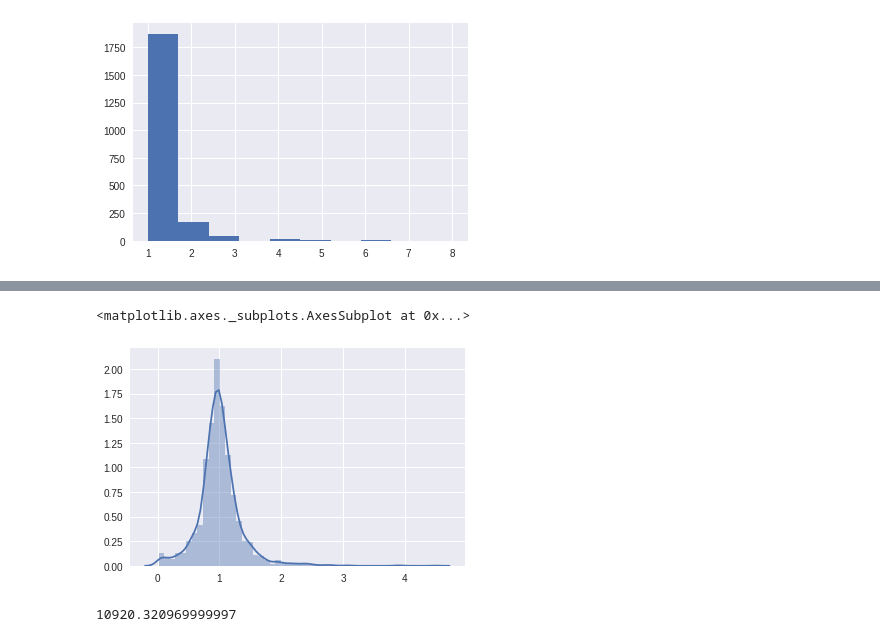
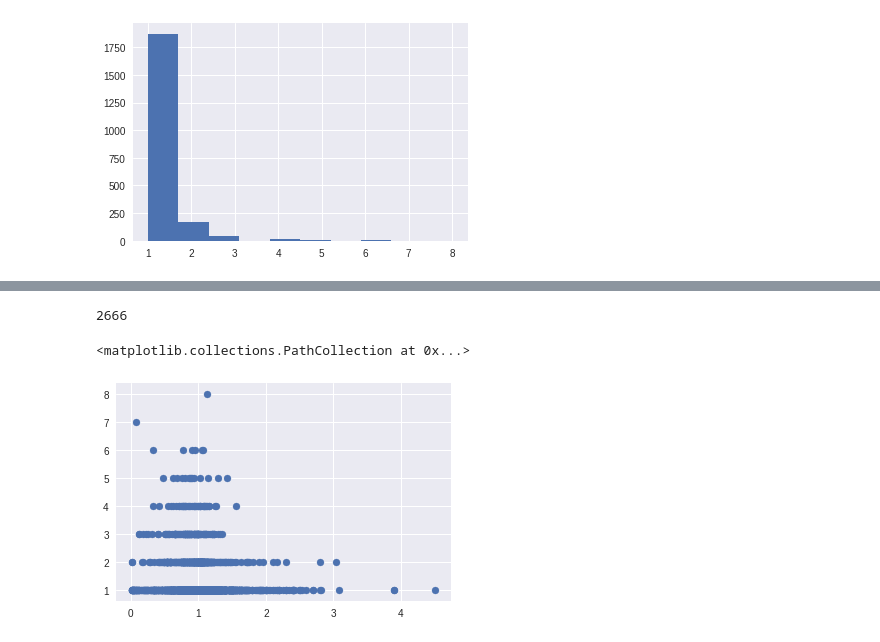
Before and after one commit to saint-germain/population_synthesis, a Jupyter notebook: tools/exoplanets.ipynb, the cells around one changed output, grey strips where cells are left out. Drawn from its saved outputs; the diff is of its cells as text; code cells hidden in the pictures.

Commit message:
almost there with exoplanet plots

```diff
--- a/tools/exoplanets.ipynb
+++ b/tools/exoplanets.ipynb
@@ -90,7 +90,7 @@ plt.hist(npl)
 # %%
 mjup=317.83 # in earth masses, as you do
 # %%
-ms,msmin,msma,gia,ngi=[],[],[],[],[]
+ms,msmin,msma,gia,ngi,mgi,mtr,com=[],[],[],[],[],[],[],[]
 df=dems
 lip=collections.Counter(df.star_name)
 snames=np.array(list(lip.keys()))
@@ -106,8 +106,13 @@ for i in snames:
     ms+=[dummy.star_mass.iloc[0]]
     msmin+=[dummy.star_mass_error_min.iloc[0]]
     msmax+=[dummy.star_mass_error_max.iloc[0]]
+    dummy=dummy[np.isfinite[]]
     giafil=dummy.mass*mjup>10
-    gia+=np.any(giafil)
-    ngi+=giafil.sum()
-    mgi+=dummy.mass[giafil].sum()*mjup
-    mtr+=dummy.mass[~giafil].sum()*mjup
+    gia+=[np.any(giafil)]
+    ngi+=[giafil.sum()]
+    mgi+=[dummy.mass[giafil].sum()*mjup]
+    if np.isnan(dummy.mass[~giafil].sum()*mjup):
+        print(len(dummy))
+
+    mtr+=[dummy.mass[~giafil].sum()*mjup]
+    com+=[(dummy.mass*dummy.semi_major_axis).sum()/dummy.mass.sum()]
@@ -114,5 +136,0 @@ for i in snames:
-# %%
-sns.distplot(ms)
-# %% [output]
-<matplotlib.axes._subplots.AxesSubplot at 0x...>
-[figure, removed]
@@ -121,4 +137,9 @@ giafil=(dummy.mass*mjup>10)
-# %%
-dummy.mass[giafil].sum()*mjup
-# %% [output]
-10920.320969999997
+# %%
+len(npl)
+# %% [output]
+2666
+# %%
+plt.scatter(ms,npl)
+# %% [output]
+<matplotlib.collections.PathCollection at 0x...>
+[figure, added]
```
Also changed, not shown: parts of 2 cells of this notebook, 2 other files.
